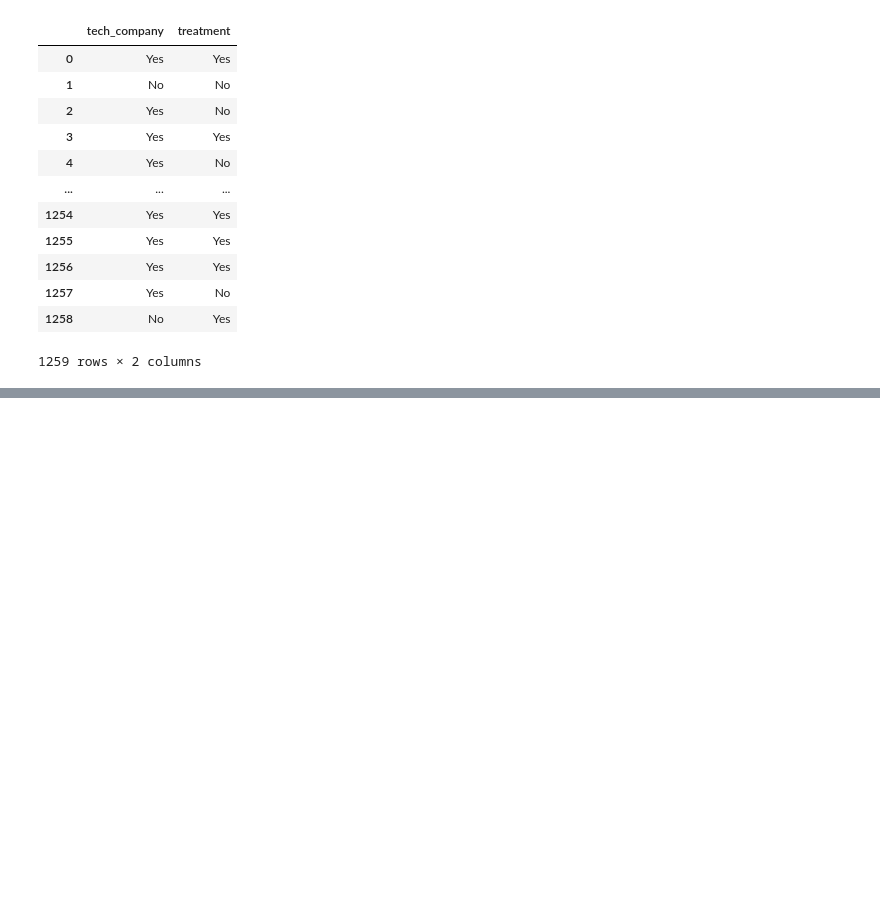
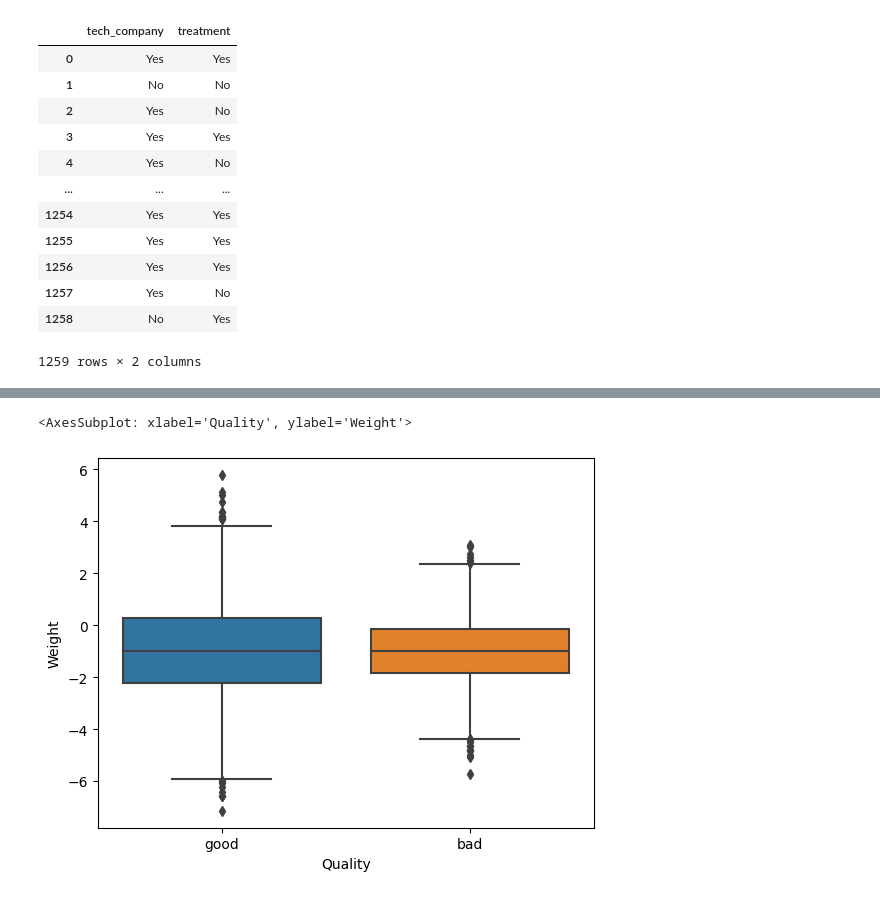
Before and after one commit to filipeaguiarrod/statistic_topics, a Jupyter notebook: Correlations/eda.ipynb, the cells around one changed output, grey strips where cells are left out. Drawn from its saved outputs; the diff is of its cells as text; code cells hidden in the pictures; blank space fills up the shorter version.

```diff
--- a/Correlations/eda.ipynb
+++ b/Correlations/eda.ipynb
@@ -104,0 +93,4 @@ ValueError: Grouper and axis must be same length
+# %%
+df2 = pd.read_csv('./data/apple_quality.csv')
+df2 = df2.iloc[:-1,:] # ultima linha esta errada
+df2
@@ -104,0 +111,5 @@ ValueError: Grouper and axis must be same length
+# %%
+sns.boxplot(df2,x='Quality',y='Weight')
+# %% [output]
+<AxesSubplot: xlabel='Quality', ylabel='Weight'>
+[figure, added]
```
Also changed, not shown: parts of 32 cells of this notebook, 3 other files.
